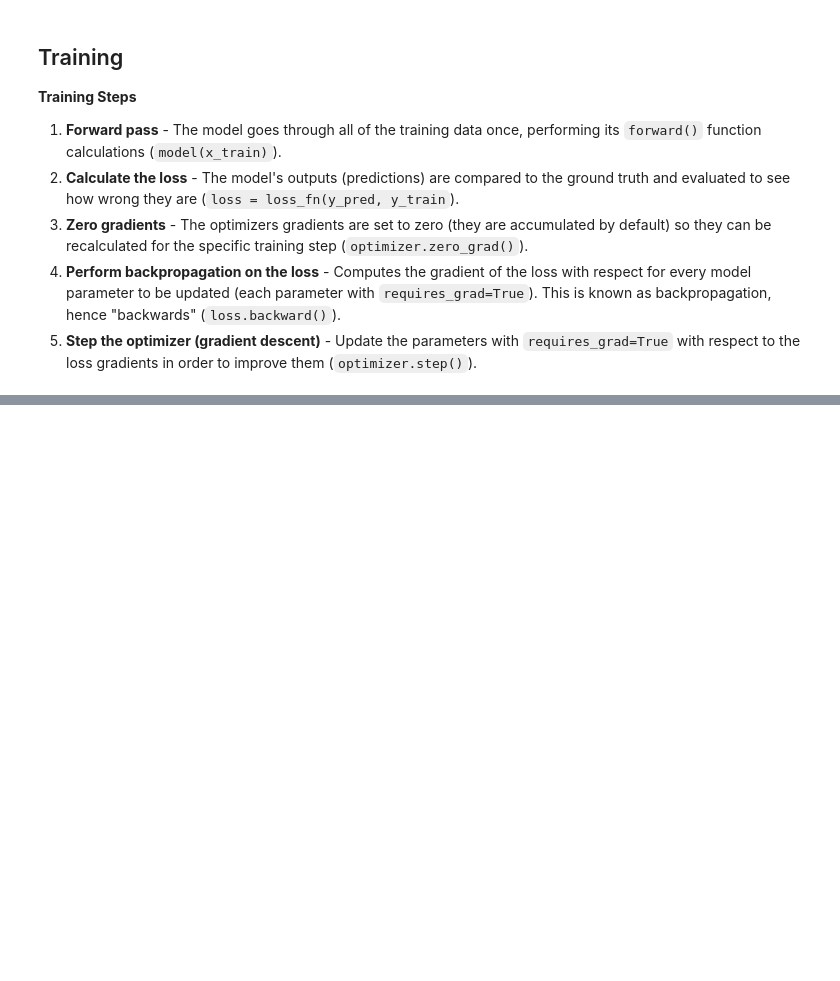
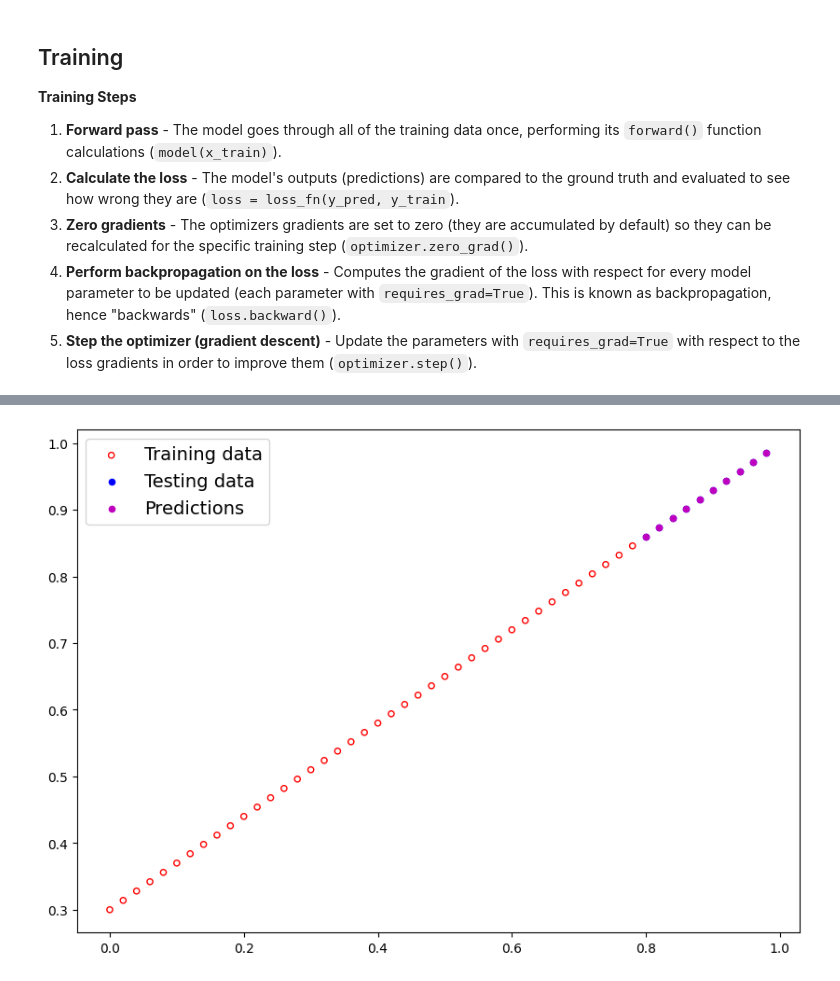
Before and after one commit to haymanmk/learning_pytorch, a Jupyter notebook: 01_pytorch_workflow.ipynb, the cells around one changed output, grey strips where cells are left out. Cells and saved outputs as stored; diff of their text form; code cells hidden in the pictures; blank space fills up the shorter version.

```diff
--- a/01_pytorch_workflow.ipynb
+++ b/01_pytorch_workflow.ipynb
@@ -139,3 +139,18 @@ plot_predictions(predictions=y_pred)
 class LinearRegressionModel(nn.Module):
     def __init__(self):
         super().__init__()
+        # use the nn.Linear() for the linear layer
+        self.linear_layer = nn.Linear(in_features=1, out_features=1)
+
+    # forward method defines the computation performed at every call
+    # this is going to override the forward method in the nn.Module class
+    def forward(self, x: torch.Tensor) -> torch.Tensor:
+        return self.linear_layer(x)
+
+# create an instance of the model
+# set the random seed to fix the random values
+# this is optional
+torch.manual_seed(42)
+
+model = LinearRegressionModel()
+model, model.state_dict()
@@ -161,0 +163,75 @@ y_test = y_test.to(device)
+# %%
+# set the random seed
+torch.manual_seed(42)
+
+# create the instance of the model
+model = LinearRegressionModel()
+
+# create loss function
+loss_fnc = nn.L1Loss()
+
+# create optimizer
+optimizer = torch.optim.SGD(params=model.parameters(), lr=0.01)
+
+# set the number of epochs
+epochs = 500
+
+# detect the available device
+if torch.cuda.is_available():
+    device = 'cuda'
+elif torch.backends.mps.is_available():
+    device = 'mps'
+else:
+    device = 'cpu'
+
+# put the data on available device
+x_train = x_train.to(device)
+y_train = y_train.to(device)
+x_test = x_test.to(device)
+y_test = y_test.to(device)
+
+# put the model on available device
+model.to(device)
+
+# create a for-loop to train the model
+for epoch in range(epochs):
+    ### training
+
+    # put the model in training mode]
+    model.train()
+
+    # 1. forward pass on training data
+    y_pred = model(x_train)
+
+    # 2. calculate the loss
+    loss = loss_fnc(y_pred, y_train)
+
+    # 3. zero the gradients
+    optimizer.zero_grad()
+
+    # 4. perform backwardpropagation
+    loss.backward()
+
+    # 5. progress the optimizer
+    optimizer.step()
+
+
+    ### testing
+    # put the model in evaluation mode
+    model.eval()
+
+    # inference the model on testing data
+    with torch.inference_mode():
+        test_pred = model(x_test)
+        test_loss = loss_fnc(test_pred, y_test)
+
+        # print the loss
+        if epoch % 10 == 0:
+            print(f"Epoch: {epoch}, Training Loss: {loss.item()}, Testing Loss: {test_loss.item()}")
+
+# print the final parameters
+print("Final parameters: ", model.state_dict())
+
+# plot the predictions
+plot_predictions(predictions=test_pred.cpu().detach())
+# %% [output]
@@ -161,0 +255 @@ y_test = y_test.to(device)
+[figure, added]
```
Also changed, not shown: parts of 3 cells of this notebook.
